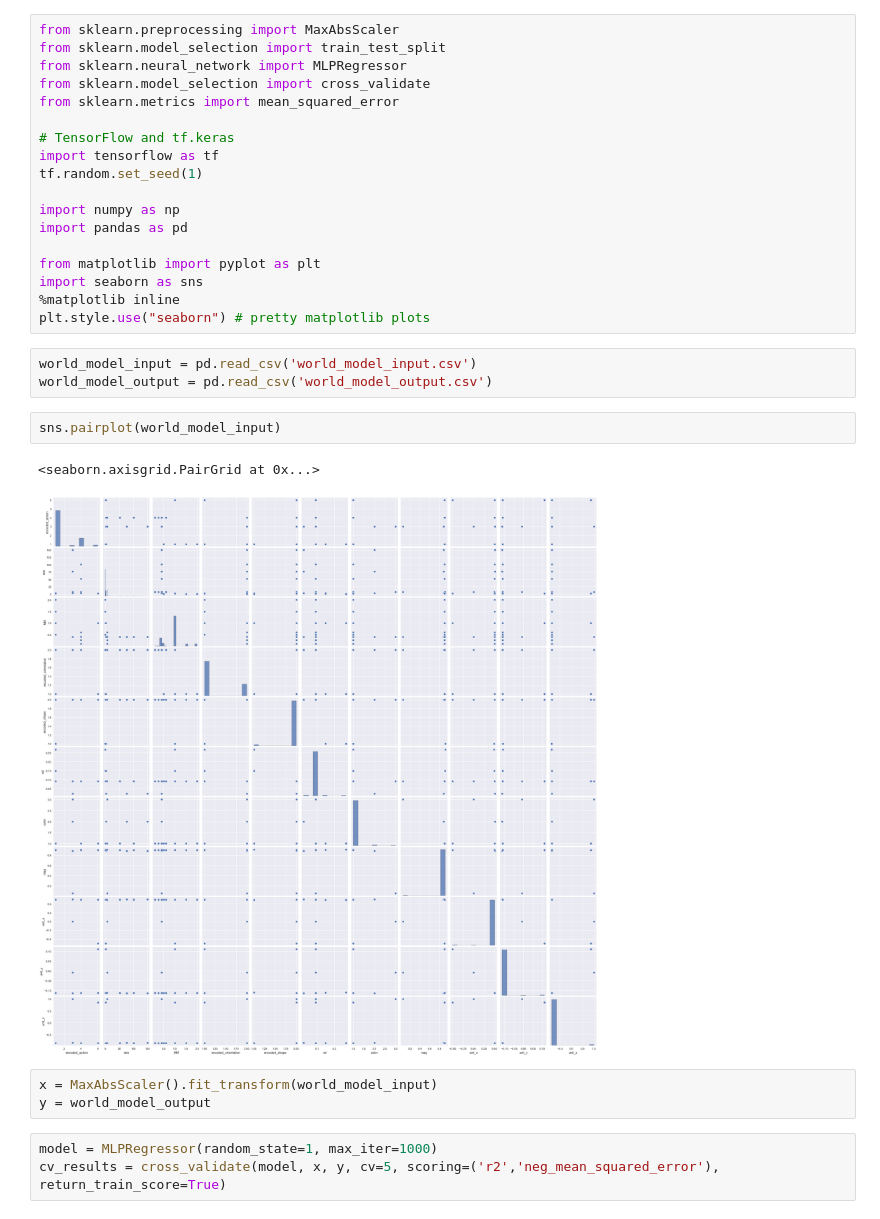
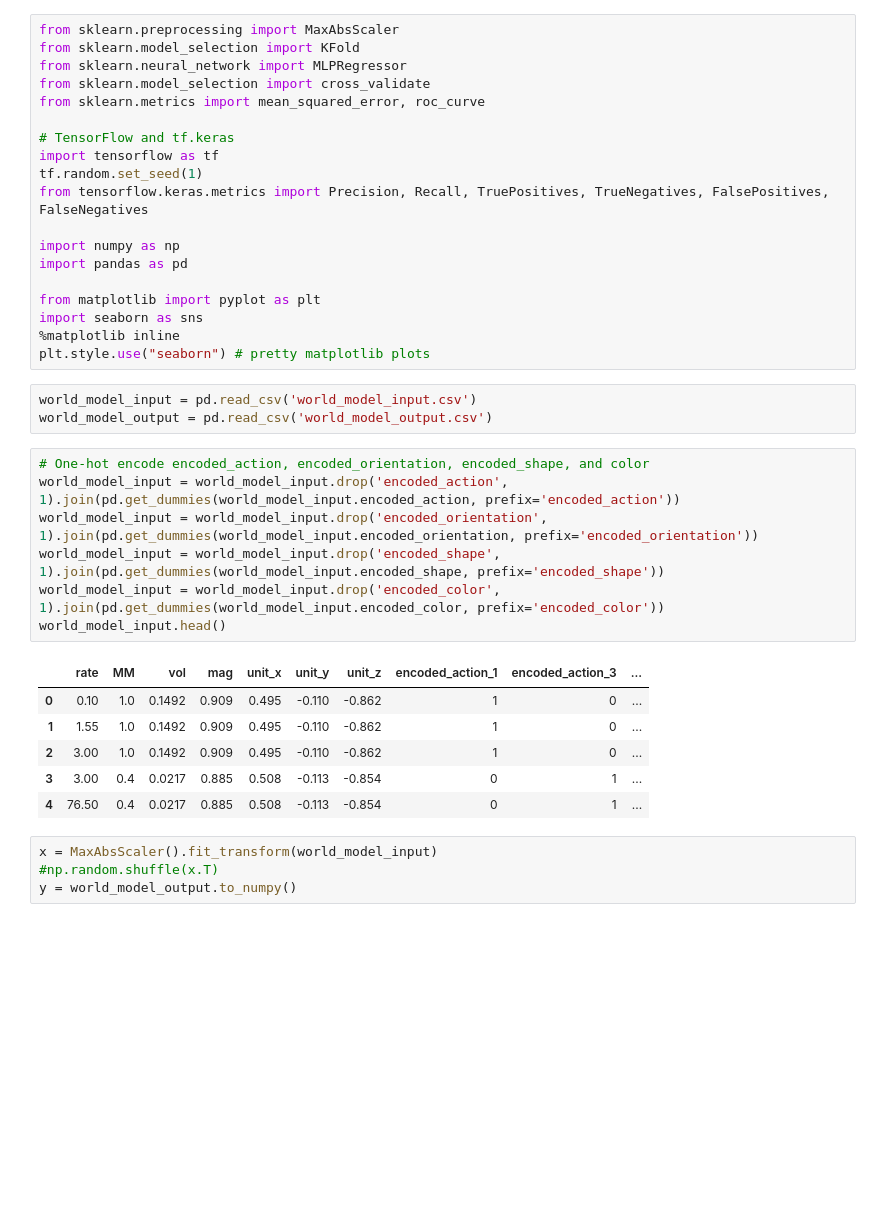
Before and after one commit to ethanharvey98/LLCPS, a Jupyter notebook: world_model.ipynb, the cells around one changed output. Drawn from its saved outputs; the diff is of its cells as text; blank space fills up the shorter version.

```diff
--- a/world_model.ipynb
+++ b/world_model.ipynb
@@ -1,13 +1,14 @@
 # %%
 from sklearn.preprocessing import MaxAbsScaler
-from sklearn.model_selection import train_test_split
+from sklearn.model_selection import KFold
 from sklearn.neural_network import MLPRegressor
 from sklearn.model_selection import cross_validate
-from sklearn.metrics import mean_squared_error
+from sklearn.metrics import mean_squared_error, roc_curve
 
 # TensorFlow and tf.keras
 import tensorflow as tf
 tf.random.set_seed(1)
+from tensorflow.keras.metrics import Precision, Recall, TruePositives, TrueNegatives, FalsePositives, FalseNegatives
 
 import numpy as np
 import pandas as pd
@@ -19,14 +20,21 @@ plt.style.use("seaborn") # pretty matplotlib plots
 # %%
 world_model_input = pd.read_csv('world_model_input.csv')
 world_model_output = pd.read_csv('world_model_output.csv')
-# %%
-sns.pairplot(world_model_input)
-# %% [output]
-<seaborn.axisgrid.PairGrid at 0x...>
-[figure, removed]
+# %%
+# One-hot encode encoded_action, encoded_orientation, encoded_shape, and color
+world_model_input = world_model_input.drop('encoded_action', 1).join(pd.get_dummies(world_model_input.encoded_action, prefix='encoded_action'))
+world_model_input = world_model_input.drop('encoded_orientation', 1).join(pd.get_dummies(world_model_input.encoded_orientation, prefix='encoded_orientation'))
+world_model_input = world_model_input.drop('encoded_shape', 1).join(pd.get_dummies(world_model_input.encoded_shape, prefix='encoded_shape'))
+world_model_input = world_model_input.drop('encoded_color', 1).join(pd.get_dummies(world_model_input.encoded_color, prefix='encoded_color'))
+world_model_input.head()
+# %% [output]
+|  | rate | MM | vol | mag | unit_x | unit_y | unit_z | encoded_action_1 | encoded_action_3 | ... |
+| 0 | 0.10 | 1.0 | 0.1492 | 0.909 | 0.495 | -0.110 | -0.862 | 1 | 0 | ... |
+| 1 | 1.55 | 1.0 | 0.1492 | 0.909 | 0.495 | -0.110 | -0.862 | 1 | 0 | ... |
+| 2 | 3.00 | 1.0 | 0.1492 | 0.909 | 0.495 | -0.110 | -0.862 | 1 | 0 | ... |
+| 3 | 3.00 | 0.4 | 0.0217 | 0.885 | 0.508 | -0.113 | -0.854 | 0 | 1 | ... |
+| 4 | 76.50 | 0.4 | 0.0217 | 0.885 | 0.508 | -0.113 | -0.854 | 0 | 1 | ... |
 # %%
 x = MaxAbsScaler().fit_transform(world_model_input)
-y = world_model_output
+#np.random.shuffle(x.T)
+y = world_model_output.to_numpy()
-# %%
-model = MLPRegressor(random_state=1, max_iter=1000)
-cv_results = cross_validate(model, x, y, cv=5, scoring=('r2','neg_mean_squared_error'), return_train_score=True)
```
Also changed, not shown: parts of 16 cells of this notebook, 3 other files.
